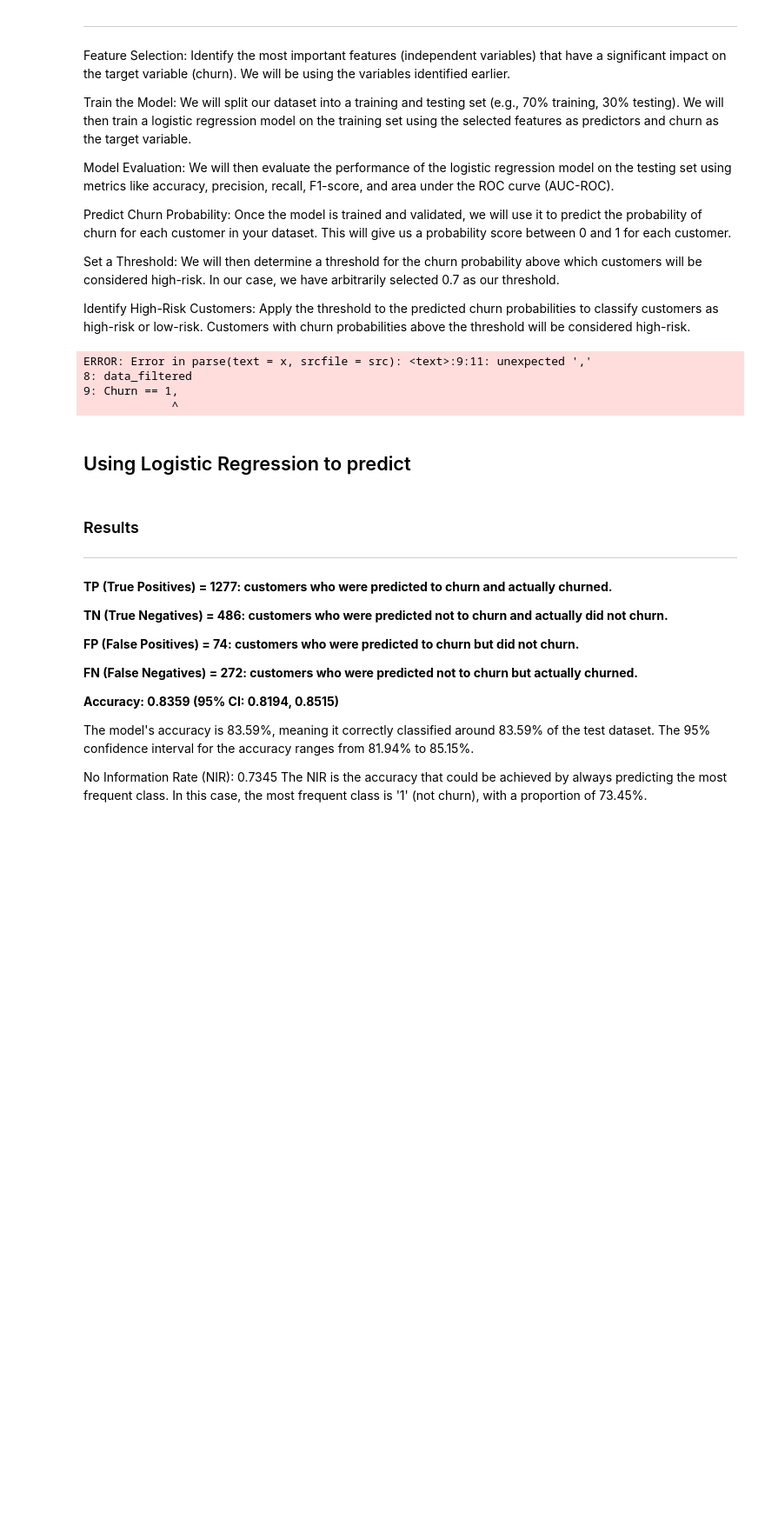
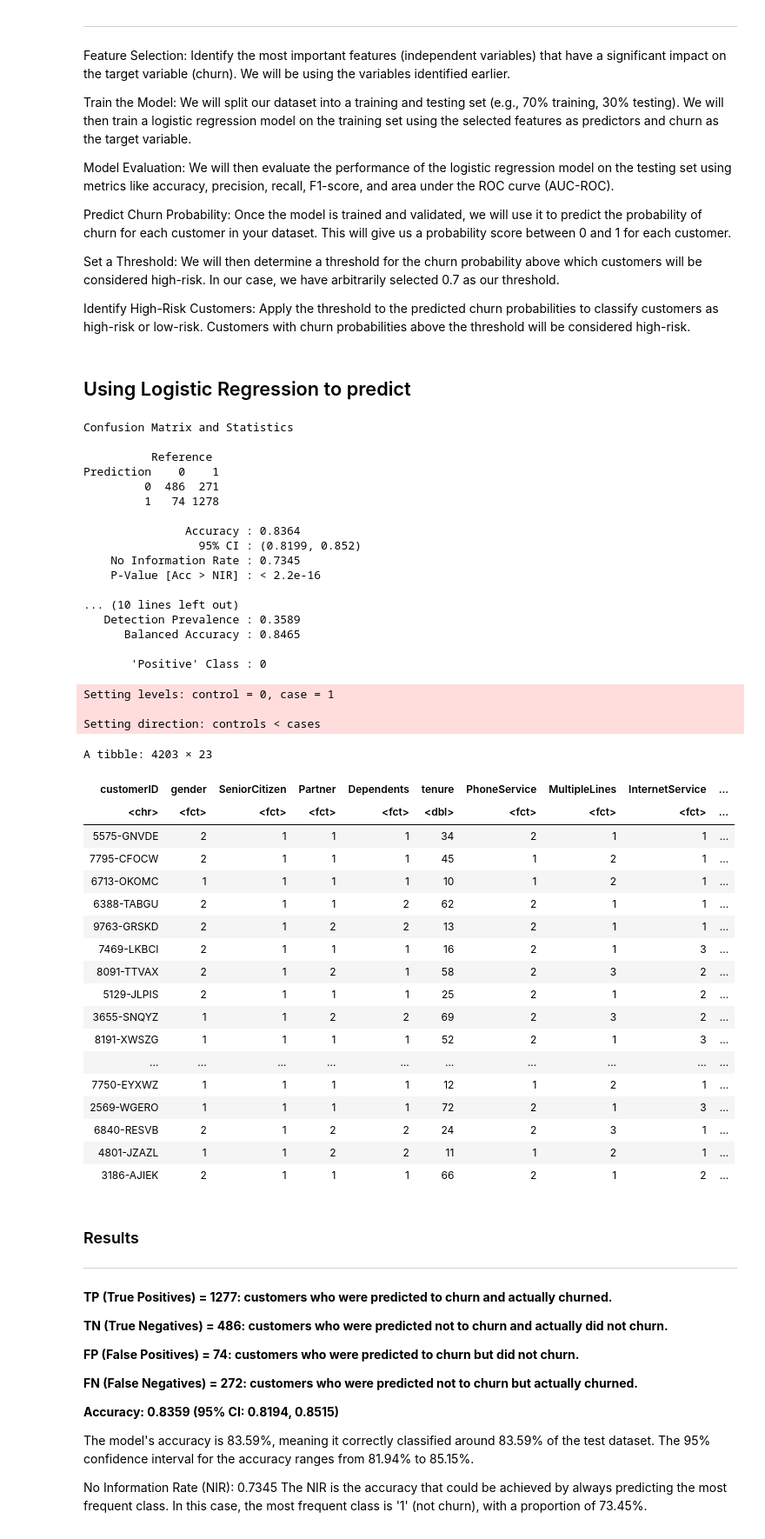
Before and after one commit to Sachin-Bhat/MH3511-Telco-Churn-Rate, a Jupyter notebook: project_final.ipynb, the cells around one changed output. Shown at 87% size. Saved outputs shown, nothing was run; the diff lists cells and outputs as text; code cells hidden in the pictures; blank space fills up the shorter version.

```diff
--- a/project_final.ipynb
+++ b/project_final.ipynb
@@ -816,14 +741,12 @@ Set a Threshold: We will then determine a threshold for the churn probability ab
 Identify High-Risk Customers: Apply the threshold to the predicted churn probabilities to classify customers as high-risk or low-risk. Customers with churn probabilities above the threshold will be considered high-risk.
 # %%
 # 2. Feature Selection: Correlation analysis
-data_filtered <- read.csv('df2.csv')
+data_filtered <- df2
 
 # Add the Churn column back to the filtered dataset
-data_filtered
-Churn
+data_filtered$Churn <- df_cleaned$Churn
 # Convert Churn column to binary numeric values
-data_filtered
-Churn == 1, 1, 0)
+data_filtered$Churn <- ifelse(data_filtered$Churn == 1, 1, 0)
 
 
 # 3. Train the Model: Split the data into training and testing sets
@@ -831,37 +754,72 @@ set.seed(123)
 split <- createDataPartition(data_filtered$Churn, p = 0.7, list = FALSE)
 train <- data_filtered[split,]
 test <- data_filtered[-split,]
-# %% [output]
-ERROR: Error in parse(text = x, srcfile = src): <text>:9:11: unexpected ','
-8: data_filtered
-9: Churn == 1,
-             ^
 # %% [markdown]
 ## Using Logistic Regression to predict
 # %%
 # Create logistic regression model
-model <- glm(Churn ~ ., family = "binomial", data = train)
+glm_model <- glm(Churn ~ ., family = "binomial", data = train)
 
 # 4. Model Evaluation: Evaluate model performance on the test set
-predicted_probs <- predict(model, newdata = test, type = "response")
+predicted_probs <- predict(glm_model, newdata = test, type = "response")
 predicted_class <- ifelse(predicted_probs > 0.7, 1, 0) # Threshold set at 0.7, can be further tuned
 
 conf_matrix <- confusionMatrix(factor(predicted_class), factor(test$Churn))
 print(conf_matrix)
 
 # 5. Predict Churn Probability: Use the model to predict churn probabilities for the entire dataset
-churn_probs <- predict(model, newdata = data_filtered, type = "response")
+churn_probs <- predict(glm_model, newdata = data_filtered, type = "response")
 
 # 6. Set a Threshold: Using ROC curve to find optimal threshold
-roc_obj <- roc(data_filtered
-sensitivities + roc_obj$specificities - 1
+roc_obj <- roc(data_filtered$Churn, churn_probs)
+youdens_index <- roc_obj$sensitivities + roc_obj$specificities - 1
 optimal_threshold <- roc_obj$thresholds[which.max(youdens_index)]
 
 # 7. Identify High-Risk Customers: Classify customers based on the threshold
-high_risk_customers <- data[ifelse(churn_probs > optimal_threshold, TRUE, FALSE),]
+high_risk_customers <- df_cleaned[ifelse(churn_probs > optimal_threshold, TRUE, FALSE),]
 
 # Print high-risk customers
 high_risk_customers
+# %% [output]
+Confusion Matrix and Statistics
+
+          Reference
+Prediction    0    1
+         0  486  271
+         1   74 1278
+
+               Accuracy : 0.8364
+                 95% CI : (0.8199, 0.852)
+    No Information Rate : 0.7345
+    P-Value [Acc > NIR] : < 2.2e-16
+
+... (10 lines left out)
+   Detection Prevalence : 0.3589
+      Balanced Accuracy : 0.8465
+
+       'Positive' Class : 0
+Setting levels: control = 0, case = 1
+
+Setting direction: controls < cases
+A tibble: 4203 × 23
+| customerID | gender | SeniorCitizen | Partner | Dependents | tenure | PhoneService | MultipleLines | InternetService | ... |
+| <chr> | <fct> | <fct> | <fct> | <fct> | <dbl> | <fct> | <fct> | <fct> | ... |
+| 5575-GNVDE | 2 | 1 | 1 | 1 | 34 | 2 | 1 | 1 | ... |
+| 7795-CFOCW | 2 | 1 | 1 | 1 | 45 | 1 | 2 | 1 | ... |
+| 6713-OKOMC | 1 | 1 | 1 | 1 | 10 | 1 | 2 | 1 | ... |
+| 6388-TABGU | 2 | 1 | 1 | 2 | 62 | 2 | 1 | 1 | ... |
+| 9763-GRSKD | 2 | 1 | 2 | 2 | 13 | 2 | 1 | 1 | ... |
+| 7469-LKBCI | 2 | 1 | 1 | 1 | 16 | 2 | 1 | 3 | ... |
+| 8091-TTVAX | 2 | 1 | 2 | 1 | 58 | 2 | 3 | 2 | ... |
+| 5129-JLPIS | 2 | 1 | 1 | 1 | 25 | 2 | 1 | 2 | ... |
+| 3655-SNQYZ | 1 | 1 | 2 | 2 | 69 | 2 | 3 | 2 | ... |
+| 8191-XWSZG | 1 | 1 | 1 | 1 | 52 | 2 | 1 | 3 | ... |
+| ... | ... | ... | ... | ... | ... | ... | ... | ... | ... |
+| 7750-EYXWZ | 1 | 1 | 1 | 1 | 12 | 1 | 2 | 1 | ... |
+| 2569-WGERO | 1 | 1 | 1 | 1 | 72 | 2 | 1 | 3 | ... |
+| 6840-RESVB | 2 | 1 | 2 | 2 | 24 | 2 | 3 | 1 | ... |
+| 4801-JZAZL | 1 | 1 | 2 | 2 | 11 | 1 | 2 | 1 | ... |
+| 3186-AJIEK | 2 | 1 | 1 | 1 | 66 | 2 | 1 | 2 | ... |
 # %% [markdown]
 ### Results
 ---
```
Also changed, not shown: parts of 32 cells of this notebook, 2 other files.
